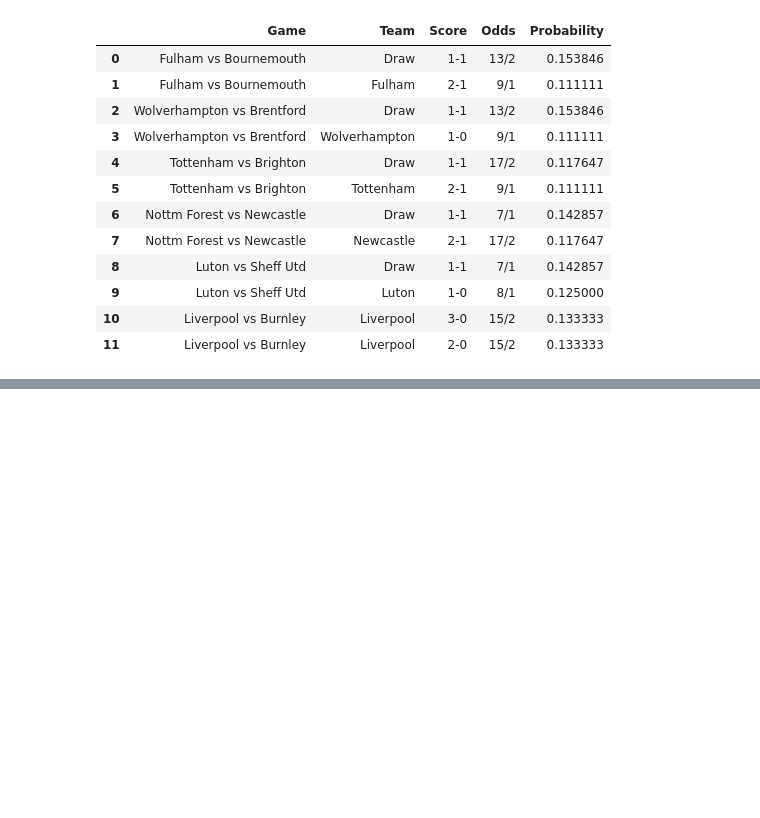
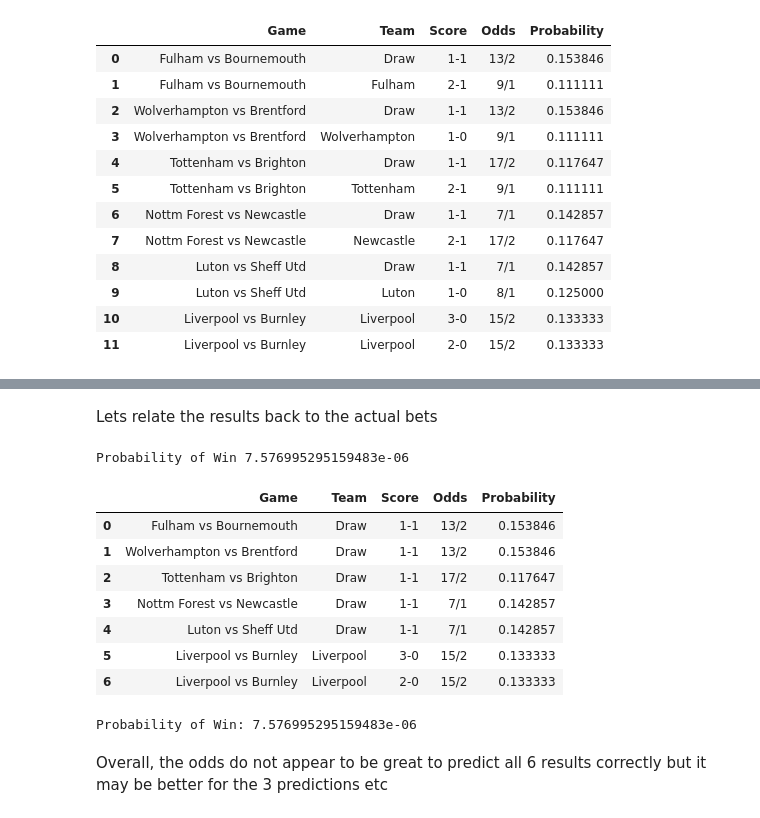
Before and after one commit to jamiemilsom/scraping_tool, a Jupyter notebook: analysis.ipynb, the cells around one changed output, grey strips where cells are left out. Saved outputs shown, nothing was run; the diff lists cells and outputs as text; code cells hidden in the pictures; blank space fills up the shorter version.

```diff
--- a/analysis.ipynb
+++ b/analysis.ipynb
@@ -81,0 +159,33 @@ top_n_outcomes_from_folder('Matches 060224', 2)
+# %% [markdown]
+Lets relate the results back to the actual bets
+# %%
+def bet_to_make(individual_result, df = df):
+    result, params = individual_result
+    bet_df = pd.DataFrame(columns=['Game', 'Team', 'Score','Odds', 'Probability'])
+    for idx, param_to_check in enumerate(params):
+        matching_rows = df.loc[(df['Game'] == list(param_grid.keys())[idx]) & (df['Probability'] == param_to_check[0])]
+
+        bet_df = pd.concat([bet_df, matching_rows],ignore_index=True)
+
+    return bet_df, result
+
+placement = 1 # 1 is best result, 2 is second best result, etc.
+bet_df, result = bet_to_make(individual_result=top_results[placement-1])
+print(f'Probability of Win {result}')
+bet_df
+# %% [output]
+Probability of Win 7.576995295159483e-06
+|  | Game | Team | Score | Odds | Probability |
+| 0 | Fulham vs Bournemouth | Draw | 1-1 | 13/2 | 0.153846 |
+| 1 | Wolverhampton vs Brentford | Draw | 1-1 | 13/2 | 0.153846 |
+| 2 | Tottenham vs Brighton | Draw | 1-1 | 17/2 | 0.117647 |
+| 3 | Nottm Forest vs Newcastle | Draw | 1-1 | 7/1 | 0.142857 |
+| 4 | Luton vs Sheff Utd | Draw | 1-1 | 7/1 | 0.142857 |
+| 5 | Liverpool vs Burnley | Liverpool | 3-0 | 15/2 | 0.133333 |
+| 6 | Liverpool vs Burnley | Liverpool | 2-0 | 15/2 | 0.133333 |
+# %%
+print(f'Probability of Win: {result}')
+# %% [output]
+Probability of Win: 7.576995295159483e-06
+# %% [markdown]
+Overall, the odds do not appear to be great to predict all 6 results correctly but it may be better for the 3 predictions etc
```
Also changed, not shown: parts of 8 cells of this notebook.
